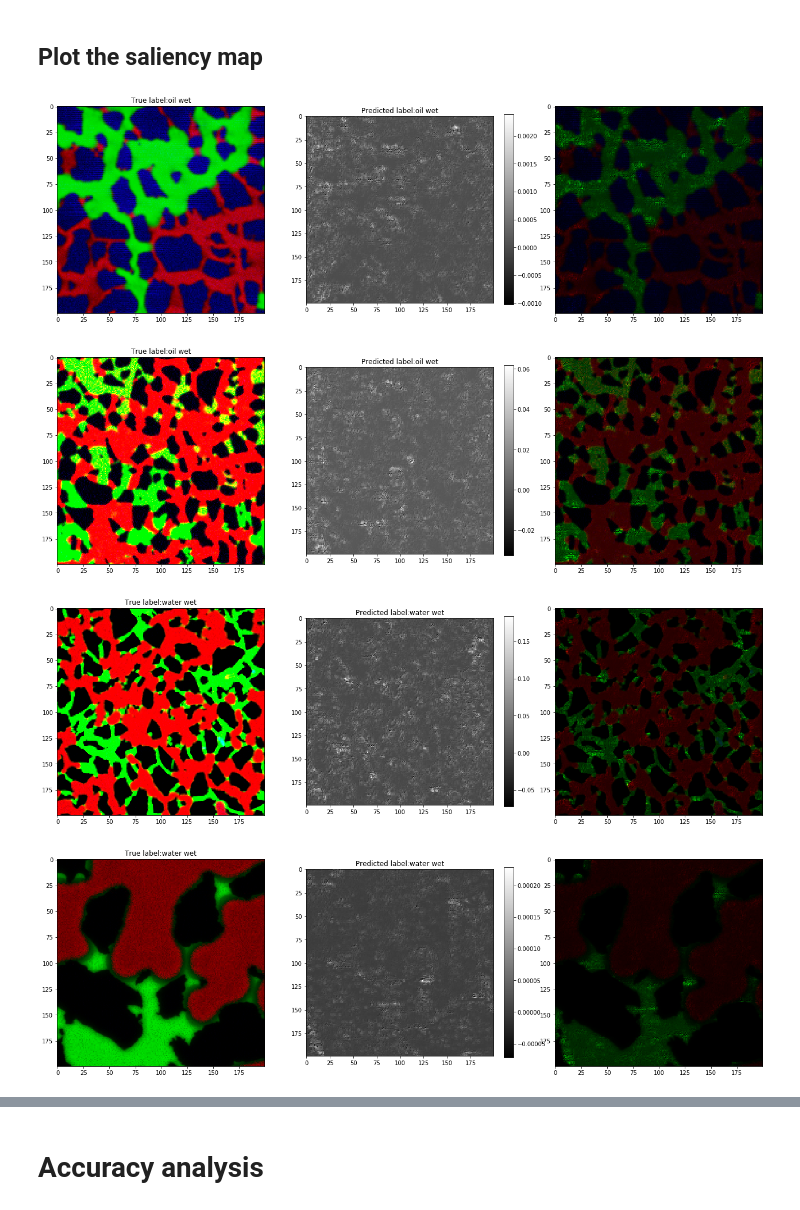
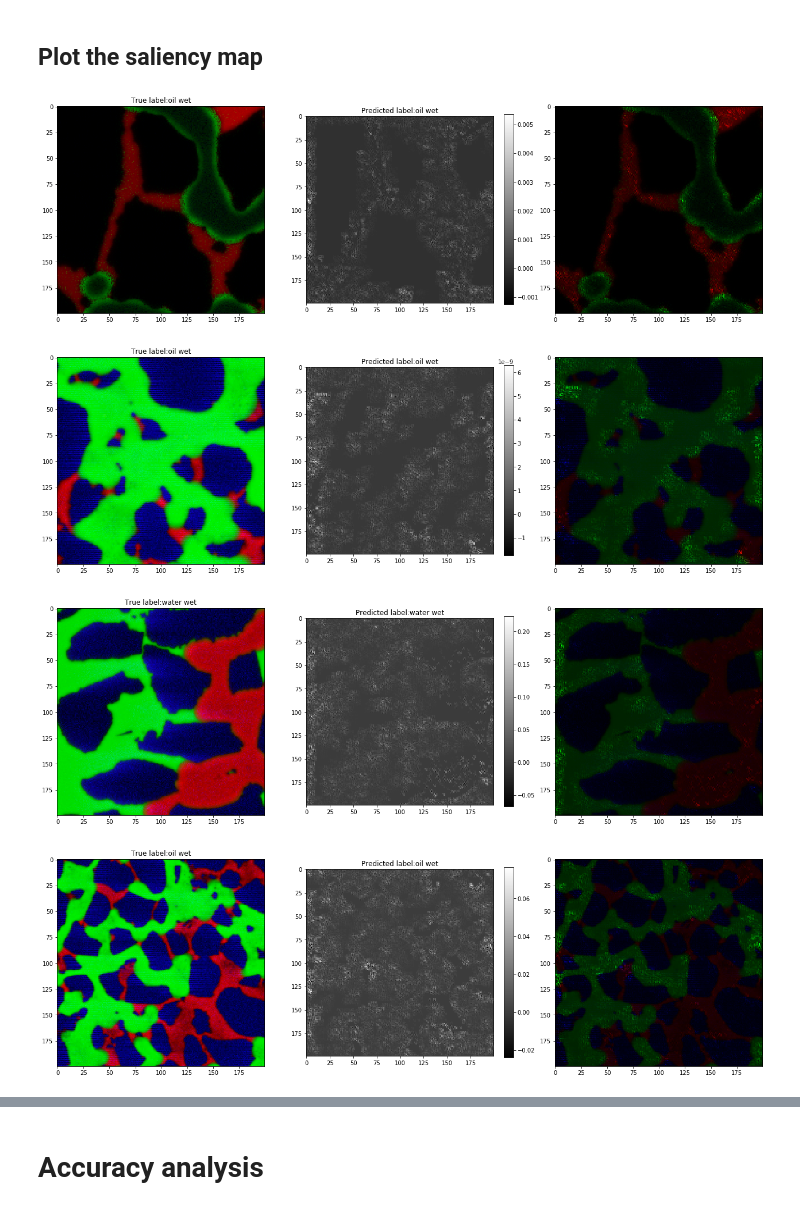
Before and after one commit to wy30422/WettabilityClassification, a Jupyter notebook: conv_model.ipynb, the cells around one changed output, grey strips where cells are left out. Saved outputs shown, nothing was run; the diff lists cells and outputs as text; code cells hidden in the pictures.

```diff
--- a/conv_model.ipynb
+++ b/conv_model.ipynb
@@ -149,7 +153,7 @@ import matplotlib.pyplot as plt
 # %%
 title_dict = {0.0: 'oil wet', 1.0: 'water wet'}
 # %%
-for k in range(5):
+for k in range(2):
     plt.imshow(train_data[k, ...])
     plt.title(train_label[k])
     plt.show()
@@ -281,10 +282,10 @@ def plot_saliency_map(saliency_data, ind_correct_score):
 # %%
 test_ind_correct_score = np.argmax(test_label, axis=1)
 # %%
-for k in range(10):
+for k in range(20,25):
     plot_saliency_map(test_data[[k], ...], test_ind_correct_score[k])
 # %% [output]
-[figure, old version]
+[figure, new version]
-[figure, old version]
+[figure, new version]
-[figure, old version]
+[figure, new version]
-[figure, old version]
+[figure, new version]
```
Also changed, not shown: parts of 17 cells of this notebook.
